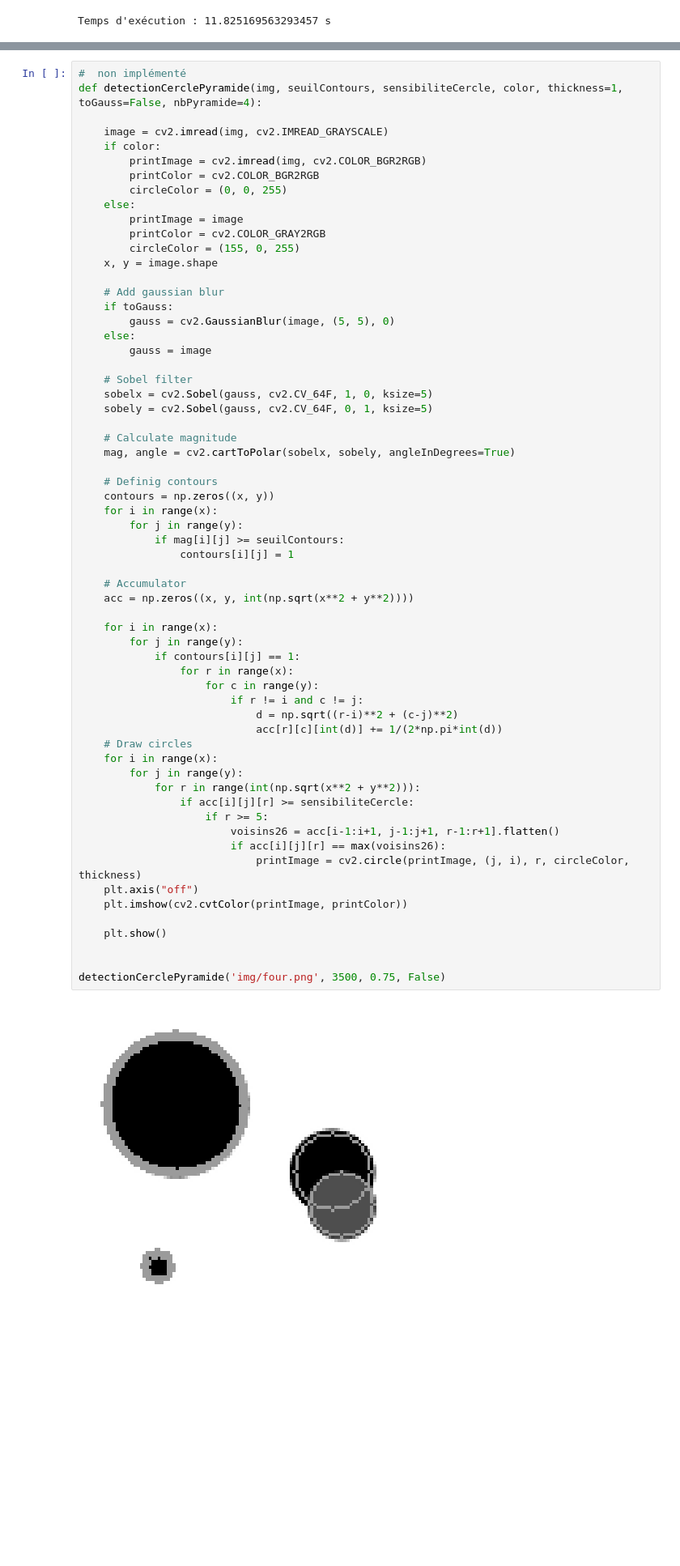
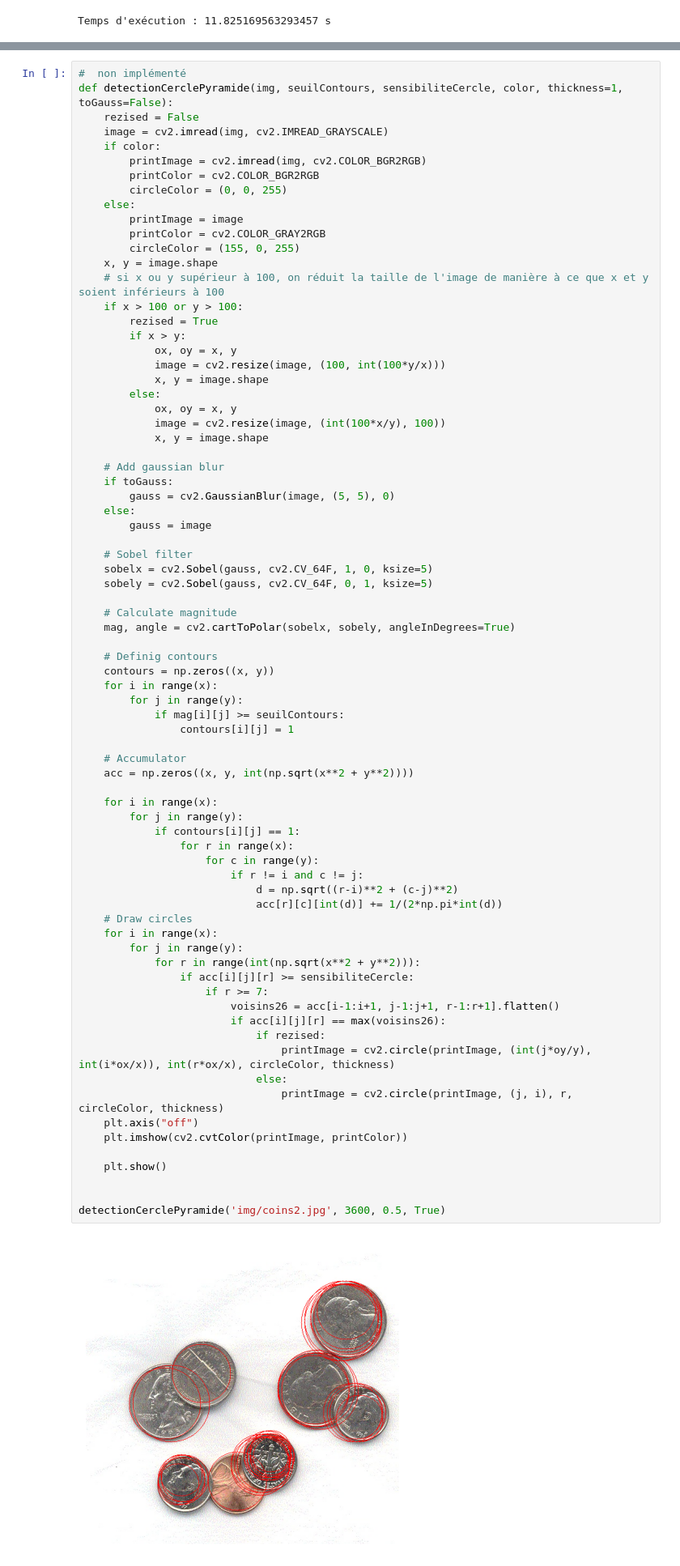
Before and after one commit to MarreTeint/TITP2, a Jupyter notebook: tp2.ipynb, the cells around one changed output, grey strips where cells are left out. Shown: that part at 81% size. Saved outputs shown, nothing was run; the diff lists cells and outputs as text; blank space fills up the shorter version.

```diff
--- a/tp2.ipynb
+++ b/tp2.ipynb
@@ -166,8 +166,8 @@ Temps d'exécution : 11.825169563293457 s
 2. Utilisez une représentation pyramidale de l’image. En supposant que vous réduisez la taille de votre image par 2, vous pouvez faire une détection pour des cercles de rayon [rad1 rad2] et garder les N meilleurs détections. Après vous revenez à la résolution initiale, mais vous n’effectuez une recherche que pour les rayons en [radmin 2 ∗ rad1] parce que le reste a été déjà analysé à la résolution plus faible. Vous pouvez néanmoins affiner la position des N cercles détectés auparavant. Vous pouvez faire cette opération en cascade, à partir d’une résolution très réduite de l’image initiale (4-8 fois).
 # %%
 #  non implémenté
-def detectionCerclePyramide(img, seuilContours, sensibiliteCercle, color, thickness=1, toGauss=False, nbPyramide=4):
-
+def detectionCerclePyramide(img, seuilContours, sensibiliteCercle, color, thickness=1, toGauss=False):
+    rezised = False
     image = cv2.imread(img, cv2.IMREAD_GRAYSCALE)
     if color:
         printImage = cv2.imread(img, cv2.COLOR_BGR2RGB)
@@ -178,6 +178,17 @@ def detectionCerclePyramide(img, seuilContours, sensibiliteCercle, color, thickn
         printColor = cv2.COLOR_GRAY2RGB
         circleColor = (155, 0, 255)
     x, y = image.shape
+    # si x ou y supérieur à 100, on réduit la taille de l'image de manière à ce que x et y soient inférieurs à 100
+    if x > 100 or y > 100:
+        rezised = True
+        if x > y:
+            ox, oy = x, y
+            image = cv2.resize(image, (100, int(100*y/x)))
+            x, y = image.shape
+        else:
+            ox, oy = x, y
+            image = cv2.resize(image, (int(100*x/y), 100))
+            x, y = image.shape
 
     # Add gaussian blur
     if toGauss:
@@ -197,34 +208,37 @@ def detectionCerclePyramide(img, seuilContours, sensibiliteCercle, color, thickn
     for i in range(x):
         for j in range(y):
             if mag[i][j] >= seuilContours:
                 contours[i][j] = 1
 
     # Accumulator
     acc = np.zeros((x, y, int(np.sqrt(x**2 + y**2))))
 
     for i in range(x):
         for j in range(y):
             if contours[i][j] == 1:
                 for r in range(x):
                     for c in range(y):
                         if r != i and c != j:
                             d = np.sqrt((r-i)**2 + (c-j)**2)
                             acc[r][c][int(d)] += 1/(2*np.pi*int(d))
     # Draw circles
     for i in range(x):
         for j in range(y):
             for r in range(int(np.sqrt(x**2 + y**2))):
                 if acc[i][j][r] >= sensibiliteCercle:
-                    if r >= 5:
+                    if r >= 7:
                         voisins26 = acc[i-1:i+1, j-1:j+1, r-1:r+1].flatten()
                         if acc[i][j][r] == max(voisins26):
-                            printImage = cv2.circle(printImage, (j, i), r, circleColor, thickness)
+                            if rezised:
+                                printImage = cv2.circle(printImage, (int(j*oy/y), int(i*ox/x)), int(r*ox/x), circleColor, thickness)
+                            else:
+                                printImage = cv2.circle(printImage, (j, i), r, circleColor, thickness)
     plt.axis("off")
     plt.imshow(cv2.cvtColor(printImage, printColor))
 
     plt.show()
 
 
-detectionCerclePyramide('img/four.png', 3500, 0.75, False)
+detectionCerclePyramide('img/coins2.jpg', 3600, 0.5, True)
 # %% [output]
-[figure, old version]
+[figure, new version]
```
